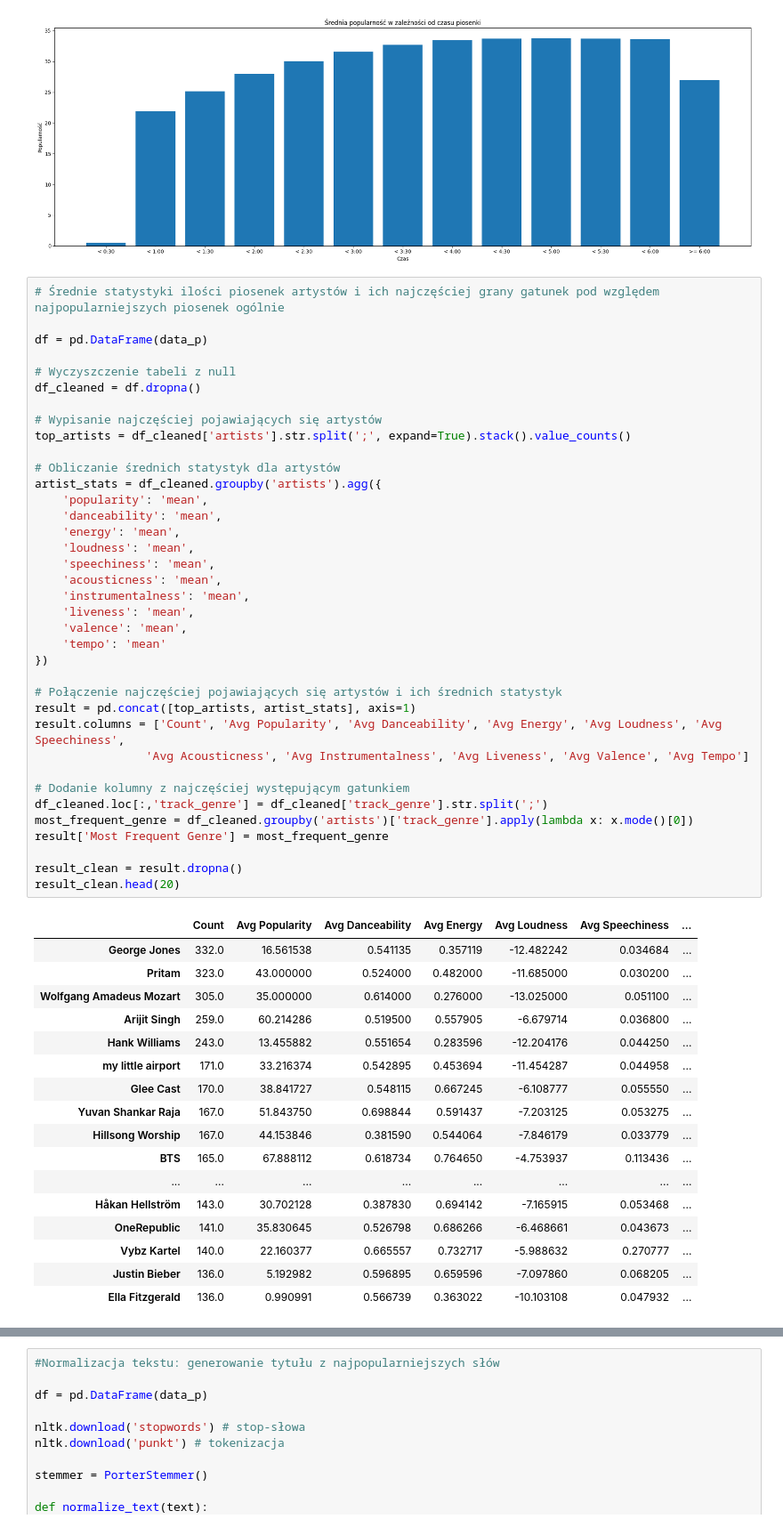
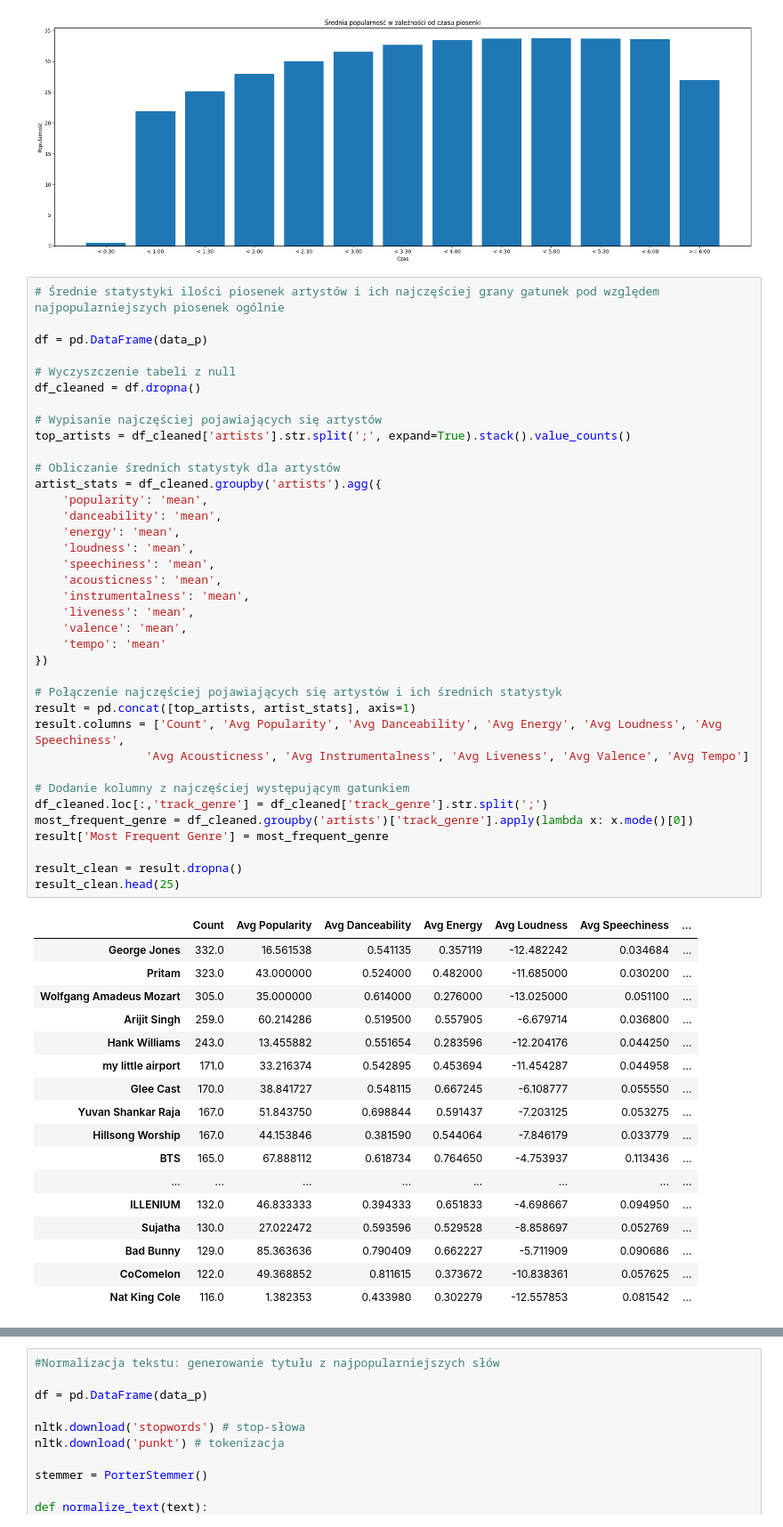
Before and after one commit to MarekPrzydanek/PythonProjekt, a Jupyter notebook: src/main.ipynb, the cells around one changed output, grey strips where cells are left out. Shown: that part at 89% size. Cells and saved outputs as stored; diff of their text form.

```diff
--- a/src/main.ipynb
+++ b/src/main.ipynb
@@ -271,39 +271,39 @@ artist_stats = df_cleaned.groupby('artists').agg({
     'instrumentalness': 'mean',
     'liveness': 'mean',
     'valence': 'mean',
     'tempo': 'mean'
 })
 
 # Połączenie najczęściej pojawiających się artystów i ich średnich statystyk
 result = pd.concat([top_artists, artist_stats], axis=1)
 result.columns = ['Count', 'Avg Popularity', 'Avg Danceability', 'Avg Energy', 'Avg Loudness', 'Avg Speechiness',
                 'Avg Acousticness', 'Avg Instrumentalness', 'Avg Liveness', 'Avg Valence', 'Avg Tempo']
 
 # Dodanie kolumny z najczęściej występującym gatunkiem
 df_cleaned.loc[:,'track_genre'] = df_cleaned['track_genre'].str.split(';')
 most_frequent_genre = df_cleaned.groupby('artists')['track_genre'].apply(lambda x: x.mode()[0])
 result['Most Frequent Genre'] = most_frequent_genre
 
 result_clean = result.dropna()
-result_clean.head(20)
+result_clean.head(25)
 # %% [output]
 |  | Count | Avg Popularity | Avg Danceability | Avg Energy | Avg Loudness | Avg Speechiness | ... |
 | George Jones | 332.0 | 16.561538 | 0.541135 | 0.357119 | -12.482242 | 0.034684 | ... |
 | Pritam | 323.0 | 43.000000 | 0.524000 | 0.482000 | -11.685000 | 0.030200 | ... |
 | Wolfgang Amadeus Mozart | 305.0 | 35.000000 | 0.614000 | 0.276000 | -13.025000 | 0.051100 | ... |
 | Arijit Singh | 259.0 | 60.214286 | 0.519500 | 0.557905 | -6.679714 | 0.036800 | ... |
 | Hank Williams | 243.0 | 13.455882 | 0.551654 | 0.283596 | -12.204176 | 0.044250 | ... |
 | my little airport | 171.0 | 33.216374 | 0.542895 | 0.453694 | -11.454287 | 0.044958 | ... |
 | Glee Cast | 170.0 | 38.841727 | 0.548115 | 0.667245 | -6.108777 | 0.055550 | ... |
 | Yuvan Shankar Raja | 167.0 | 51.843750 | 0.698844 | 0.591437 | -7.203125 | 0.053275 | ... |
 | Hillsong Worship | 167.0 | 44.153846 | 0.381590 | 0.544064 | -7.846179 | 0.033779 | ... |
 | BTS | 165.0 | 67.888112 | 0.618734 | 0.764650 | -4.753937 | 0.113436 | ... |
 | ... | ... | ... | ... | ... | ... | ... | ... |
-| Håkan Hellström | 143.0 | 30.702128 | 0.387830 | 0.694142 | -7.165915 | 0.053468 | ... |
-| OneRepublic | 141.0 | 35.830645 | 0.526798 | 0.686266 | -6.468661 | 0.043673 | ... |
-| Vybz Kartel | 140.0 | 22.160377 | 0.665557 | 0.732717 | -5.988632 | 0.270777 | ... |
-| Justin Bieber | 136.0 | 5.192982 | 0.596895 | 0.659596 | -7.097860 | 0.068205 | ... |
-| Ella Fitzgerald | 136.0 | 0.990991 | 0.566739 | 0.363022 | -10.103108 | 0.047932 | ... |
+| ILLENIUM | 132.0 | 46.833333 | 0.394333 | 0.651833 | -4.698667 | 0.094950 | ... |
+| Sujatha | 130.0 | 27.022472 | 0.593596 | 0.529528 | -8.858697 | 0.052769 | ... |
+| Bad Bunny | 129.0 | 85.363636 | 0.790409 | 0.662227 | -5.711909 | 0.090686 | ... |
+| CoComelon | 122.0 | 49.368852 | 0.811615 | 0.373672 | -10.838361 | 0.057625 | ... |
+| Nat King Cole | 116.0 | 1.382353 | 0.433980 | 0.302279 | -12.557853 | 0.081542 | ... |
 # %%
 # Średnie statystyki średniej popularności piosenek artystów i ich najczęściej grany gatunek pod względem najpopularniejszych piosenek ogólnie
 
```
Also changed, not shown: parts of 1 cell of this notebook.
